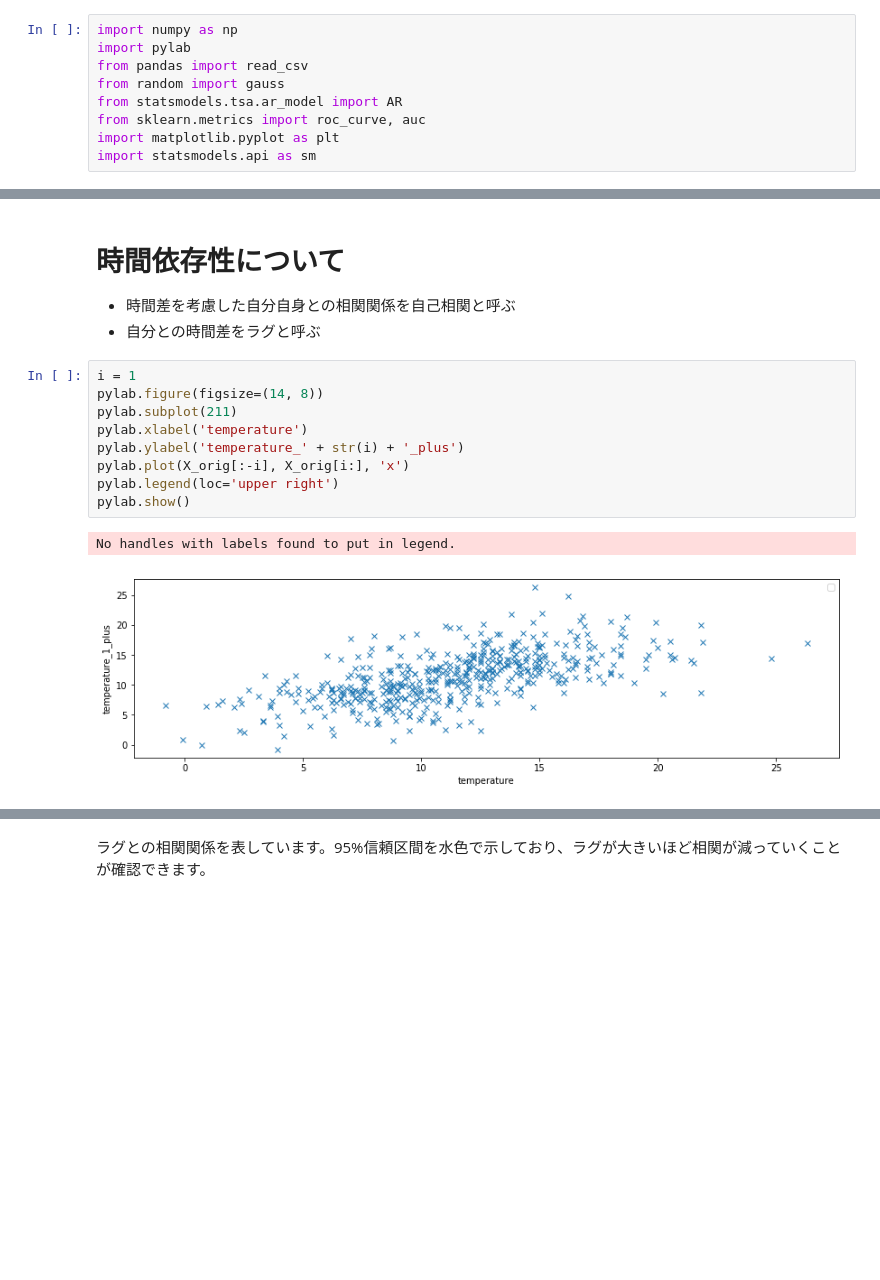
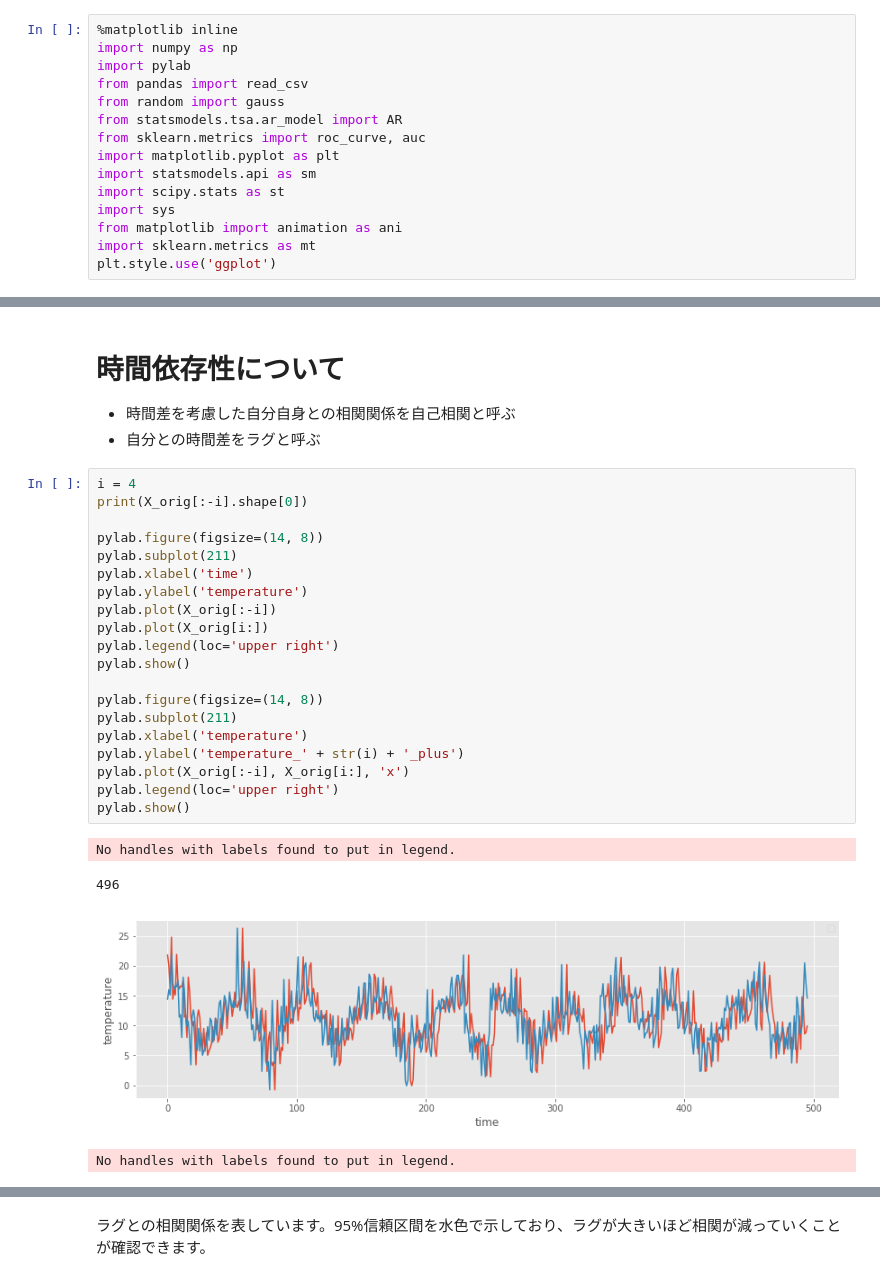
Before and after one commit to SnowMasaya/time_series_anomaly_detect_hands_on, a Jupyter notebook: time_series_anomaly_detect.ipynb, the cells around one changed output, grey strips where cells are left out. Drawn from its saved outputs; the diff is of its cells as text; blank space fills up the shorter version.

```diff
--- a/time_series_anomaly_detect.ipynb
+++ b/time_series_anomaly_detect.ipynb
@@ -9,6 +11,7 @@
 # %% [markdown]
 # 各種ライブラリの取得
 # %%
+%matplotlib inline
 import numpy as np
 import pylab
 from pandas import read_csv
@@ -17,6 +20,11 @@ from statsmodels.tsa.ar_model import AR
 from sklearn.metrics import roc_curve, auc
 import matplotlib.pyplot as plt
 import statsmodels.api as sm
+import scipy.stats as st
+import sys
+from matplotlib import animation as ani
+import sklearn.metrics as mt
+plt.style.use('ggplot')
 # %% [markdown]
 # 気温データの取得
 
@@ -139,14 +144,27 @@ show_graph(X_test_day_smooth, X_smooth_test, 'test_smooth')
 - 時間差を考慮した自分自身との相関関係を自己相関と呼ぶ
 - 自分との時間差をラグと呼ぶ
 # %%
-i = 1
+i = 4
+print(X_orig[:-i].shape[0])
+
+pylab.figure(figsize=(14, 8))
+pylab.subplot(211)
+pylab.xlabel('time')
+pylab.ylabel('temperature')
+pylab.plot(X_orig[:-i])
+pylab.plot(X_orig[i:])
+pylab.legend(loc='upper right')
+pylab.show()
+
 pylab.figure(figsize=(14, 8))
 pylab.subplot(211)
 pylab.xlabel('temperature')
 pylab.ylabel('temperature_' + str(i) + '_plus')
 pylab.plot(X_orig[:-i], X_orig[i:], 'x')
 pylab.legend(loc='upper right')
 pylab.show()
 # %% [output]
 No handles with labels found to put in legend.
+496
-[figure, old version]
+[figure, new version]
+No handles with labels found to put in legend.
```
Also changed, not shown: parts of 40 cells of this notebook, 1 other file.
